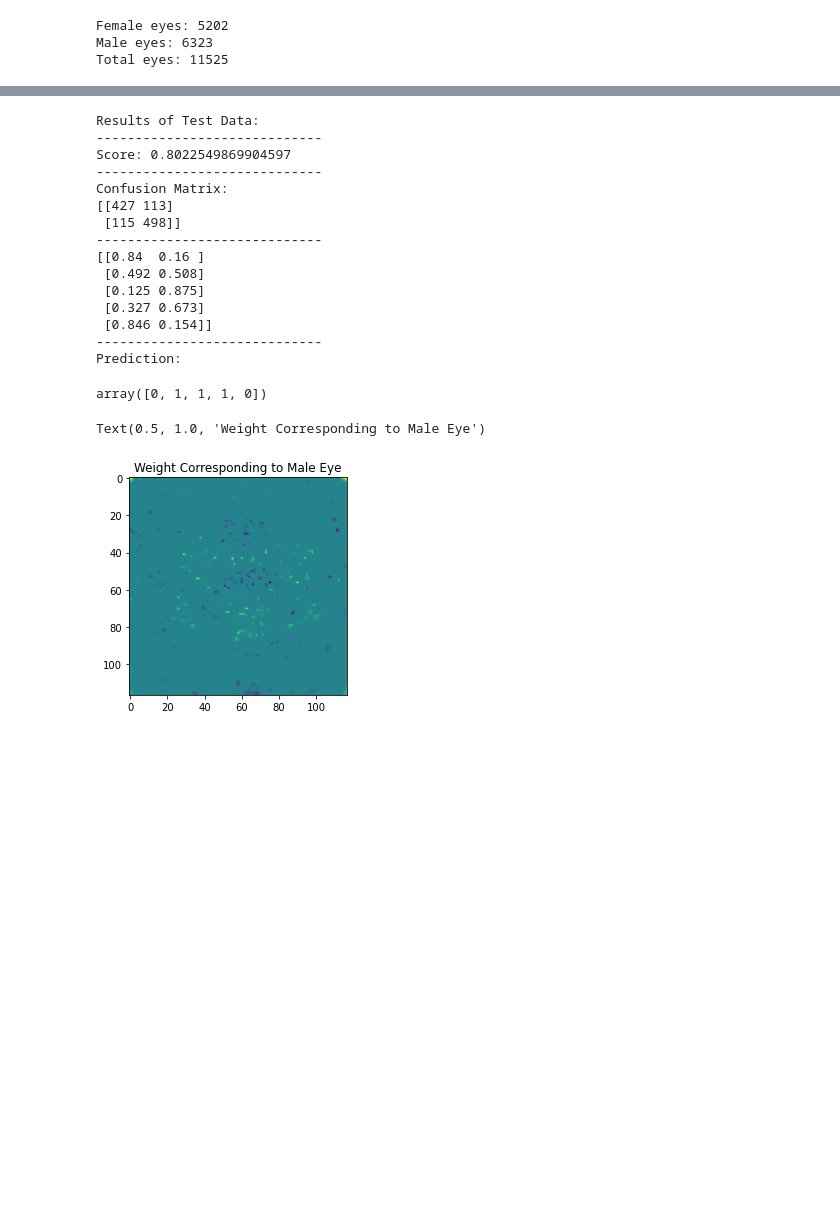
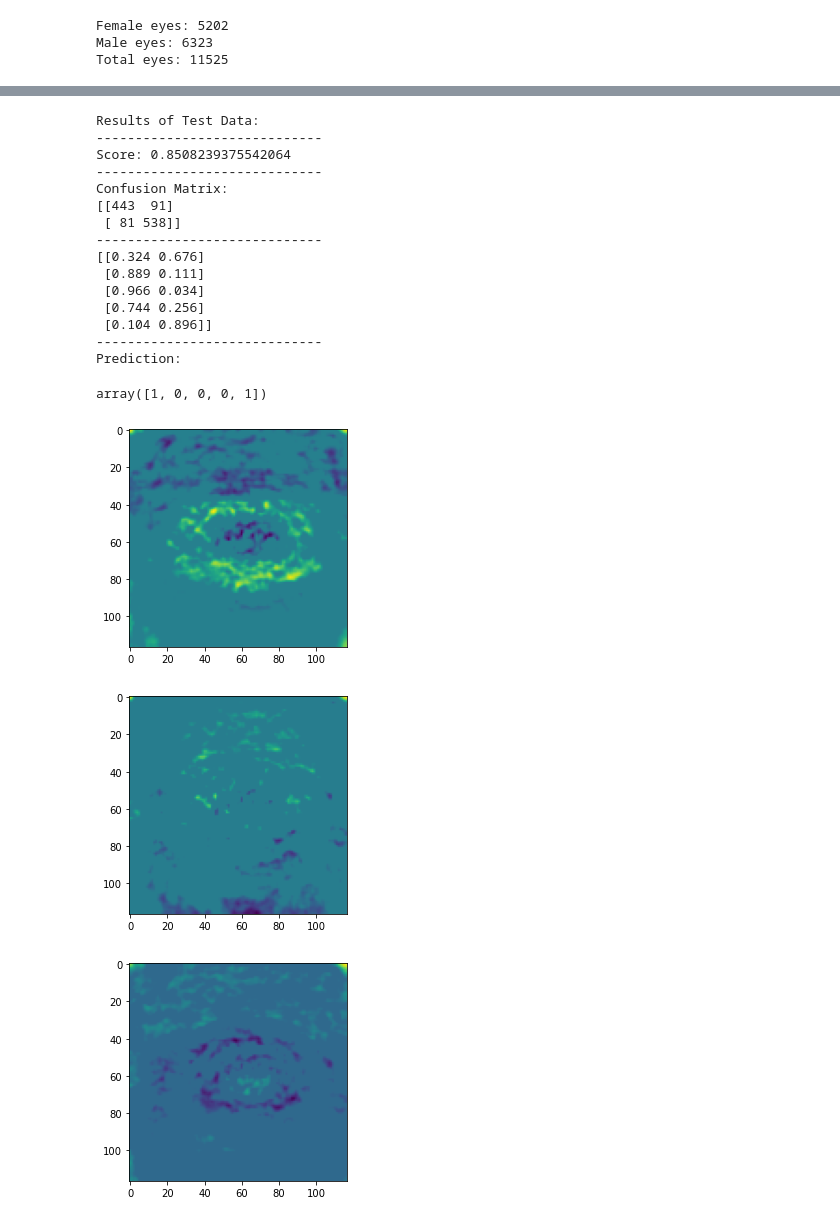
Before and after one commit to dkielty2/M_FM_eyes, a Jupyter notebook: analysis.ipynb, the cells around one changed output, grey strips where cells are left out. Cells and saved outputs as stored; diff of their text form; code cells hidden in the pictures; blank space fills up the shorter version.

```diff
--- a/analysis.ipynb
+++ b/analysis.ipynb
@@ -84,12 +106,13 @@ Total eyes: 11525
 #randomize and split data into training and test sets
 
 eyes, lab = shuffle(fm_L + m_L, fm_lab + m_lab)
+#eyes_g, lab = shuffle(fm_g_L + m_g_L, fm_lab + m_lab)
 
-prop_train = .1
+prop_train = .9
 N = int(prop_train*len(eyes))
 
-train = np.array(eyes[:N]).reshape((N,m**2))
+train = np.array(eyes[:N]).reshape((N,3*m**2))
 train_lab = np.array(lab[:N])
 
-test = np.array(eyes[N:]).reshape((len(eyes) - N,m**2))
+test = np.array(eyes[N:]).reshape((len(eyes) - N,3*m**2))
 test_lab = np.array(lab[N:])
@@ -105,0 +136,9 @@ print(np.shape(test_lab))
+# %%
+#Try PCA before LR
+"""
+pca = PCA(n_components=500)
+pca.fit(train)
+train_pca = pca.fit_transform(train)
+test_pca = pca.fit_transform(test)
+print(np.shape(test_pca))
+"""
@@ -106,8 +147,11 @@ print(np.shape(test_lab))
 # %%
 #Train model
-#NEED TO INCREASE MAX ITER
-model = LogisticRegression(solver='saga', random_state=0, max_iter = 500, penalty = 'elasticnet', l1_ratio = .5)
-model.fit(train,train_lab)
 
-#Best: prpo_train = .9, penalty = 'l1', C = .001
+#data = train_pca
+data = train
+
+model = LogisticRegression(solver='saga', random_state=0, max_iter = 200, penalty = 'l1', C = .001)
+model.fit(data,train_lab)
+
+#Best: prop_train = .9, penalty = 'l1', C = .001
 # %% [output]
@@ -146,37 +191,47 @@ array([1, 1, 1, 1, 0])
 # %%
 #Run model on test data
+#data_test = test_pca
+data_test = test
+
 print('Results of Test Data:')
 print('-----------------------------')
-print('Score: ' + str(model.score(test,test_lab)))
+print('Score: ' + str(model.score(data_test,test_lab)))
 print('-----------------------------')
 print('Confusion Matrix:')
-print(confusion_matrix(test_lab, model.predict(test))) #false, true, negs, pos
+print(confusion_matrix(test_lab, model.predict(data_test))) #false, true, negs, pos
 print('-----------------------------')
-print(model.predict_proba(test).round(3)[:5])
+print(model.predict_proba(data_test).round(3)[:5])
 print('-----------------------------')
 print('Prediction:')
-model.predict(test)[:5]
+model.predict(data_test)[:5]
 # %% [output]
 Results of Test Data:
 -----------------------------
-Score: 0.8022549869904597
+Score: 0.8508239375542064
 -----------------------------
 Confusion Matrix:
-[[427 113]
- [115 498]]
+[[443  91]
+ [ 81 538]]
 -----------------------------
-[[0.84  0.16 ]
- [0.492 0.508]
- [0.125 0.875]
- [0.327 0.673]
- [0.846 0.154]]
+[[0.324 0.676]
+ [0.889 0.111]
+ [0.966 0.034]
+ [0.744 0.256]
+ [0.104 0.896]]
 -----------------------------
 Prediction:
-array([0, 1, 1, 1, 0])
+array([1, 0, 0, 0, 1])
 # %%
-plt.imshow(model.coef_[0].reshape(m,m))
-plt.title('Weight Corresponding to Male Eye')
+#plots of 3 layer of weight corresponding to male eye
+
+plt.imshow(model.coef_[0].reshape((m,m,3))[:,:,0])
+plt.show()
+plt.imshow(model.coef_[0].reshape((m,m,3))[:,:,1])
+plt.show()
+plt.imshow(model.coef_[0].reshape((m,m,3))[:,:,2])
+plt.show()
 # %% [output]
-Text(0.5, 1.0, 'Weight Corresponding to Male Eye')
-[figure, old version]
+[figure, new version]
+[figure, added]
+[figure, added]
 # %%
```
Also changed, not shown: parts of 14 cells of this notebook, 10 other files.
